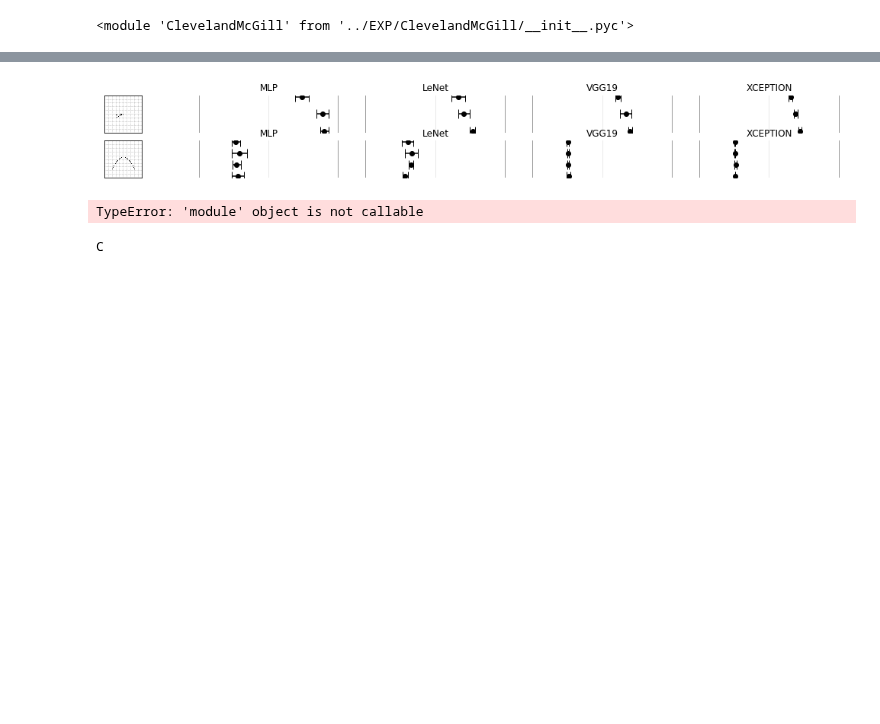
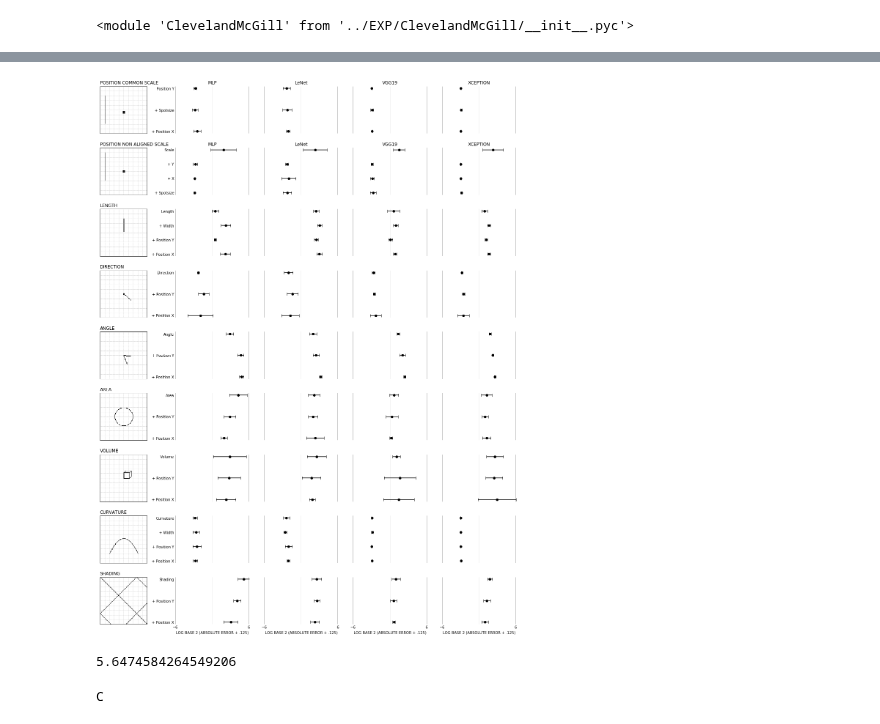
Before and after one commit to Rhoana/perception, a Jupyter notebook: IPY/Figure1_Debug.ipynb, the cells around one changed output, grey strips where cells are left out. Cells and saved outputs as stored; diff of their text form; code cells hidden in the pictures; blank space fills up the shorter version.

Commit message:
First plot of Figure 1.

```diff
--- a/IPY/Figure1_Debug.ipynb
+++ b/IPY/Figure1_Debug.ipynb
@@ -105,8 +136,8 @@ def mean_confidence_interval(data, confidence=0.95):
     h = se * sp.stats.t._ppf((1+confidence)/2., n-1)
     return m, (m-h), m+h, h
 
-plt.figure(figsize=(18,len(experiments)), facecolor='white')
-gs = gridspec.GridSpec(len(experiments), 5, width_ratios=[0.7,1,1,1,1])
+plt.figure(figsize=(21,len(experiments)*3), facecolor='white')
+gs = gridspec.GridSpec(len(experiments), 5, width_ratios=[1,1,1,1,1], hspace=.3)
 # experiments = [experiments[1]]
 
 # print experiments
@@ -119,66 +150,72 @@ for experiment in experiments:
         fig = plt.subplot(gs[j])
         j += 1
 
+
         if i == 0:
+
+            plt.title(experiment.split('.')[-1].replace('_',' ').upper(), loc='left')
+
             ax = plt.gca()
             from matplotlib.ticker import NullFormatter
             ax.xaxis.set_major_formatter(NullFormatter())
             ax.xaxis.set_ticks_position('none')
             ax.yaxis.set_major_formatter(NullFormatter())
             ax.yaxis.set_ticks_position('none')
+            plt.tight_layout()
             Util.imshow_nicely(eval(experiment)()[1], new_figure=False)
 
             continue
 
+        if j <= len(experiments)+1:
+            plt.title(c)
 
-        plt.title(c)
-    #     plt.xlabel('Classifier')
-    #     plt.xlabel('Log Error')
+        #
+        # data
+        #
+        labels = all_labels[experiment]
+        data = all_results[experiment][i-1]
+        means = [np.mean(r) for r in data]
 
-        labels = all_labels[experiment]#['variable Angle', '+ variable Y', '+ variable X']
+        confidence = [mean_confidence_interval(r)[3] for r in data]
+#         means = [3] + means + [10]
+#         print means
+#         labels = ['a'] + labels + ['Z']
 #         print labels
-        data = all_results[experiment][i-1]
+#         confidence = [0] + confidence + [0]
+#         print confidence
 
-        means = [np.mean(r) for r in data]
-#         print means
-        confidence = [mean_confidence_interval(r)[3] for r in data]
-#         print confidence
         plt.xlim(-3,6.1)
-    #     plt.axis('off')
-    #     fig.patch.set_visible(False)
+
         ax = plt.gca()
         ax.spines['top'].set_visible(False)
         ax.spines['right'].set_visible(False)
         ax.spines['bottom'].set_visible(False)
         ax.spines['left'].set_visible(False)
-        ax.get_yaxis().set_ticks([])
-        ax.get_xaxis().set_ticks(np.arange(-6,7,12))
-        ax.get_xaxis().set_ticks(np.arange(0,0.1), minor=True)
+        if i != 1:
+            ax.get_yaxis().set_ticks([])
 
-        # remove ticks on x
-        from matplotlib.ticker import NullFormatter
-        ax.xaxis.set_major_formatter(NullFormatter())
-        ax.xaxis.set_ticks_position('none')
+        ax.get_xaxis().set_ticks(np.arange(-6,7,12)) # mark the tange
+        ax.get_xaxis().set_ticks(np.arange(0,0.1), minor=True) # mark the center
+        ax.tick_params(axis=u'both', which=u'both',length=0)
 
-        ax.axes.get_yaxis().set_ticklabels([])
+        # remove tick marks
+        if j <= 5*(len(experiments)-1):
+            from matplotlib.ticker import NullFormatter
+            ax.xaxis.set_major_formatter(NullFormatter())
+            ax.xaxis.set_ticks_position('none')
 
-    #     ax.patch.set_visible(False)
-    #     cur_axes.axes.get_xaxis().set_ticklabels([])
 
-    #     ax.tick_params(axis='x', which='major', pad=15)
-    #     plt.yticks(np.arange(0,5,1))
-    #     plt.xticks(np.arange(0,6.1, 3))
-        plt.grid(True, color='gray', which='major', alpha=1)
-        plt.grid(True, color='gray', which='minor', alpha=0.2)
+        # grid lines for X
+        plt.grid(True, color='gray', which='major', axis='x', alpha=1)
+        plt.grid(True, color='gray', which='minor', axis='x', alpha=0.2)
 
-#         print 'A', means, labels, confidence
-        errorbars = plt.errorbar(means, labels, xerr=confidence, fmt='o', color='black', capsize=6)
+        errorbars = plt.errorbar(means, labels, xerr=confidence, fmt='o', color='black', capsize=4)
 # %% [output]
-[figure, old version]
+[figure, new version]
-# %%
-eval(experiment)()
-# %% [output]
-TypeError: 'module' object is not callable
+# %%
+np.log2(50+.125)
+# %% [output]
+5.6474584264549206
 # %%
 print experiment
 # %% [output]
```
Also changed, not shown: parts of 1 cell of this notebook.
